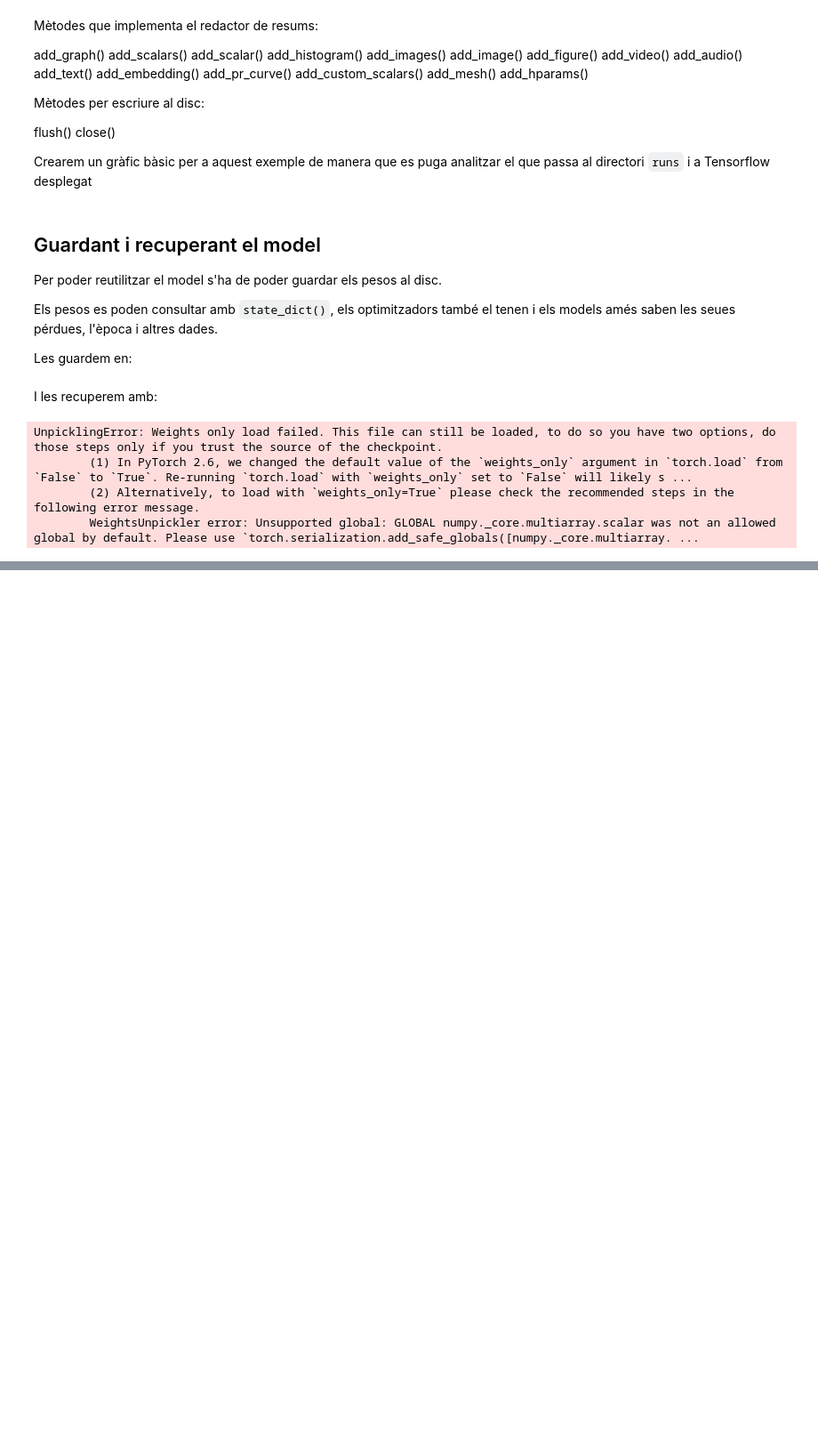
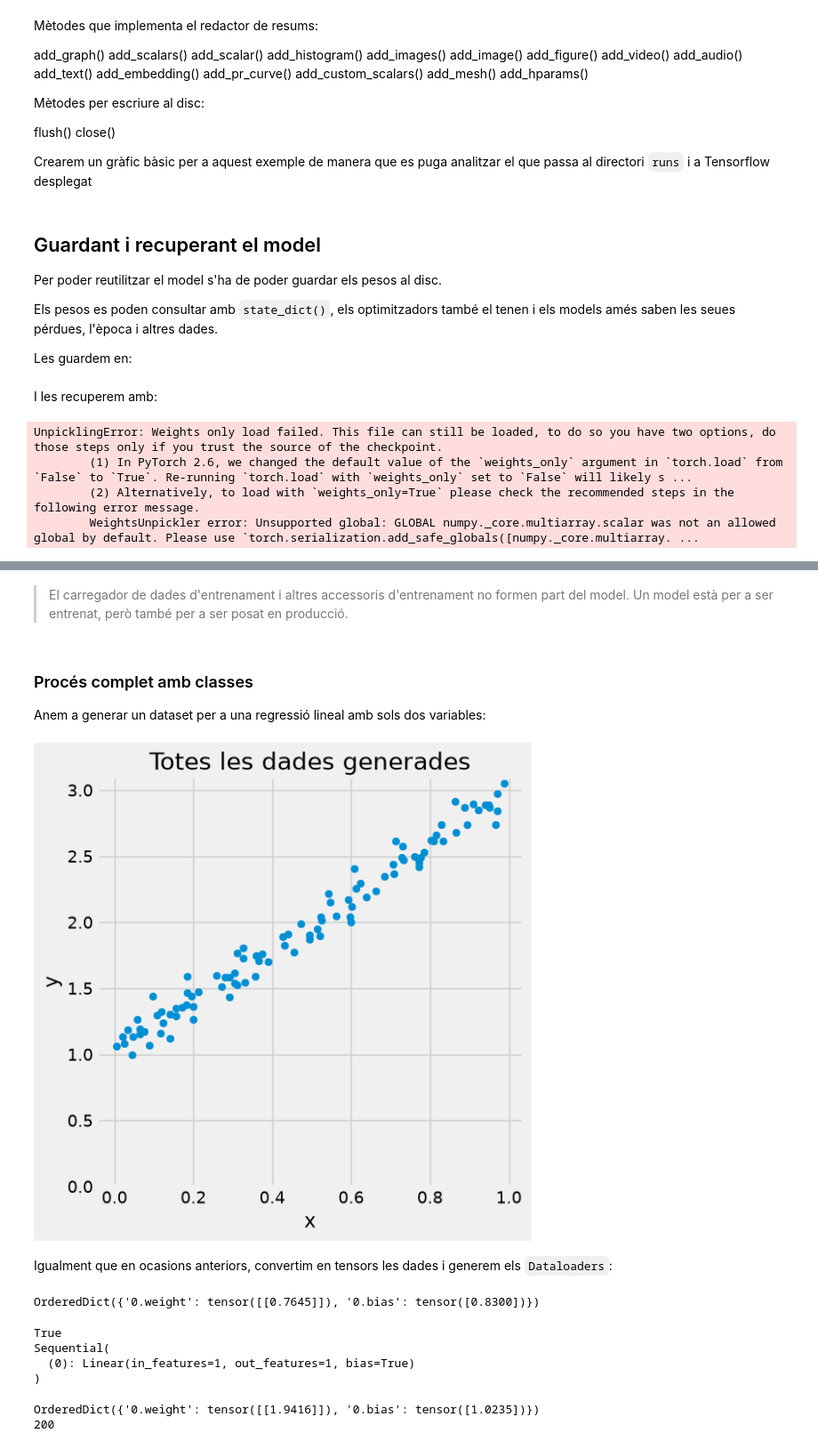
Before and after one commit to xxjcaxx/Disseny-i-avaluacio-de-models, a Jupyter notebook: apunts/documents/deep_learning/xarxes_neuronals_pytorch.ipynb, the cells around one changed output, grey strips where cells are left out. Shown at 89% size. Cells and saved outputs as stored; diff of their text form; code cells hidden in the pictures; blank space fills up the shorter version.

```diff
--- a/apunts/documents/deep_learning/xarxes_neuronals_pytorch.ipynb
+++ b/apunts/documents/deep_learning/xarxes_neuronals_pytorch.ipynb
@@ -413,0 +418,15 @@ UnpicklingError: Weights only load failed. This file can still be loaded, to do
+# %%
+# Importem tot de nou
+import numpy as np
+import datetime
+
+import torch
+import torch.optim as optim
+import torch.nn as nn
+import torch.functional as F
+from torch.utils.data import DataLoader, TensorDataset, random_split
+from torch.utils.tensorboard import SummaryWriter
+
+import matplotlib.pyplot as plt
+%matplotlib inline
+plt.style.use('fivethirtyeight')
@@ -413,0 +663,32 @@ UnpicklingError: Weights only load failed. This file can still be loaded, to do
+# %% [markdown]
+> El carregador de dades d'entrenament i altres accessoris d'entrenament no formen part del model. Un model està per a ser entrenat, però també per a ser posat en producció.
+# %% [markdown]
+### Procés complet amb classes
+
+Anem a generar un dataset per a una regressió lineal amb sols dos variables:
+# %%
+true_b = 1
+true_w = 2
+N = 100
+
+# Data Generation
+np.random.seed(42)
+x = np.random.rand(N, 1)
+y = true_b + true_w * x + (.1 * np.random.randn(N, 1))
+
+def dibuixar(x, y):
+    fig, ax = plt.subplots(1, 1, figsize=(6, 6))
+
+    ax.scatter(x, y)
+    ax.set_xlabel('x')
+    ax.set_ylabel('y')
+    ax.set_ylim([0, 3.1])
+    ax.set_title('Totes les dades generades')
+    fig.tight_layout()
+    return fig
+
+fig = dibuixar(x,y)
+# %% [output]
+[figure, added]
+# %% [markdown]
+Igualment que en ocasions anteriors, convertim en tensors les dades i generem els `Dataloaders`:
@@ -413,0 +730,16 @@ UnpicklingError: Weights only load failed. This file can still be loaded, to do
+# %%
+print(model.state_dict())
+# %% [output]
+OrderedDict({'0.weight': tensor([[0.7645]]), '0.bias': tensor([0.8300])})
+# %%
+sbs = StepByStep(model, loss_fn, optimizer)
+sbs.set_loaders(train_loader, val_loader)
+sbs.set_tensorboard('classy')
+
+print(sbs.model == model)
+print(sbs.model)
+# %% [output]
+True
+Sequential(
+  (0): Linear(in_features=1, out_features=1, bias=True)
+)
@@ -413,0 +748,6 @@ UnpicklingError: Weights only load failed. This file can still be loaded, to do
+# %%
+print(model.state_dict()) # remember, model == sbs.model
+print(sbs.total_epochs)
+# %% [output]
+OrderedDict({'0.weight': tensor([[1.9416]]), '0.bias': tensor([1.0235])})
+200
```
Also changed, not shown: parts of 19 cells of this notebook, 4 other files.
